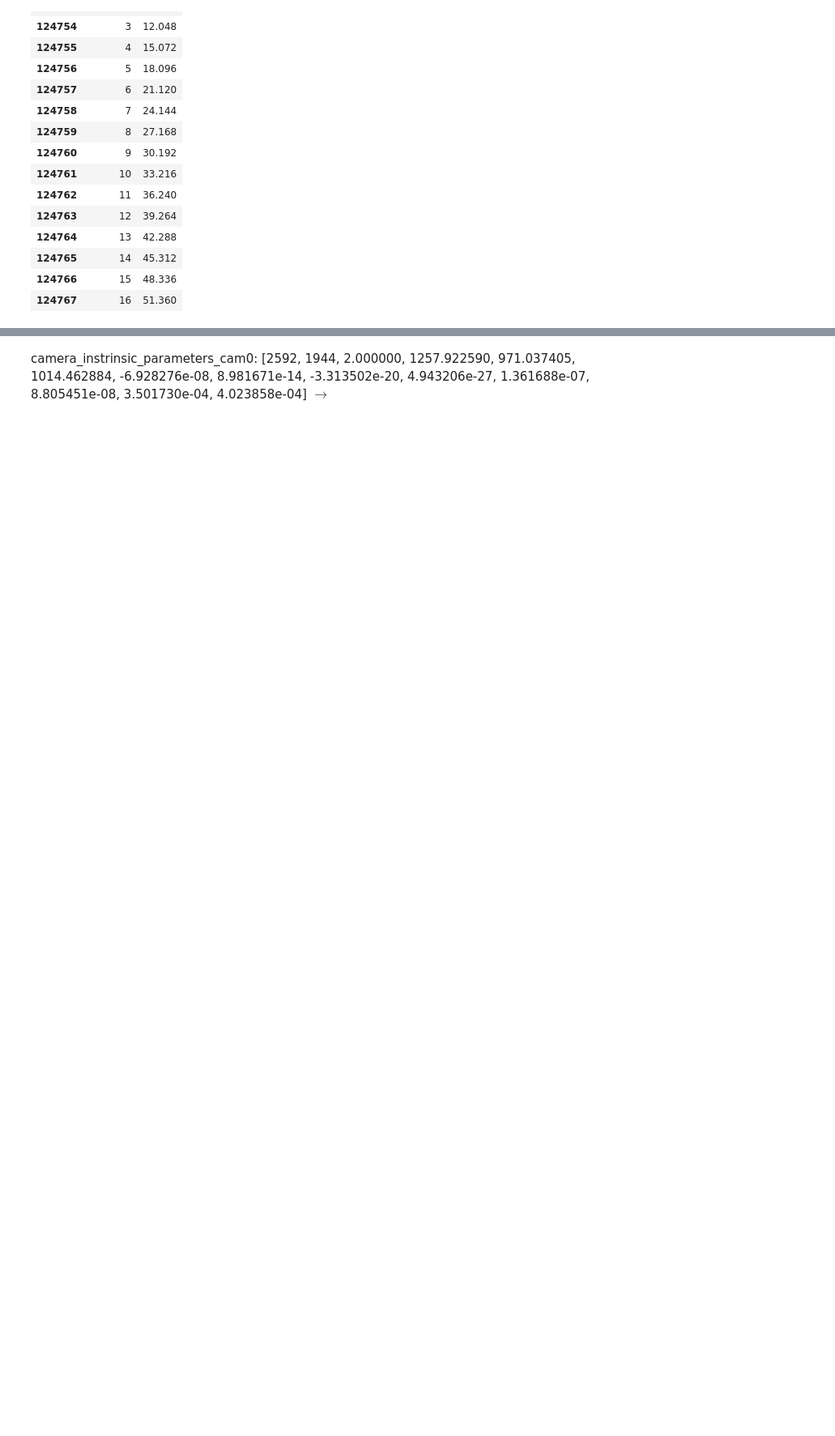
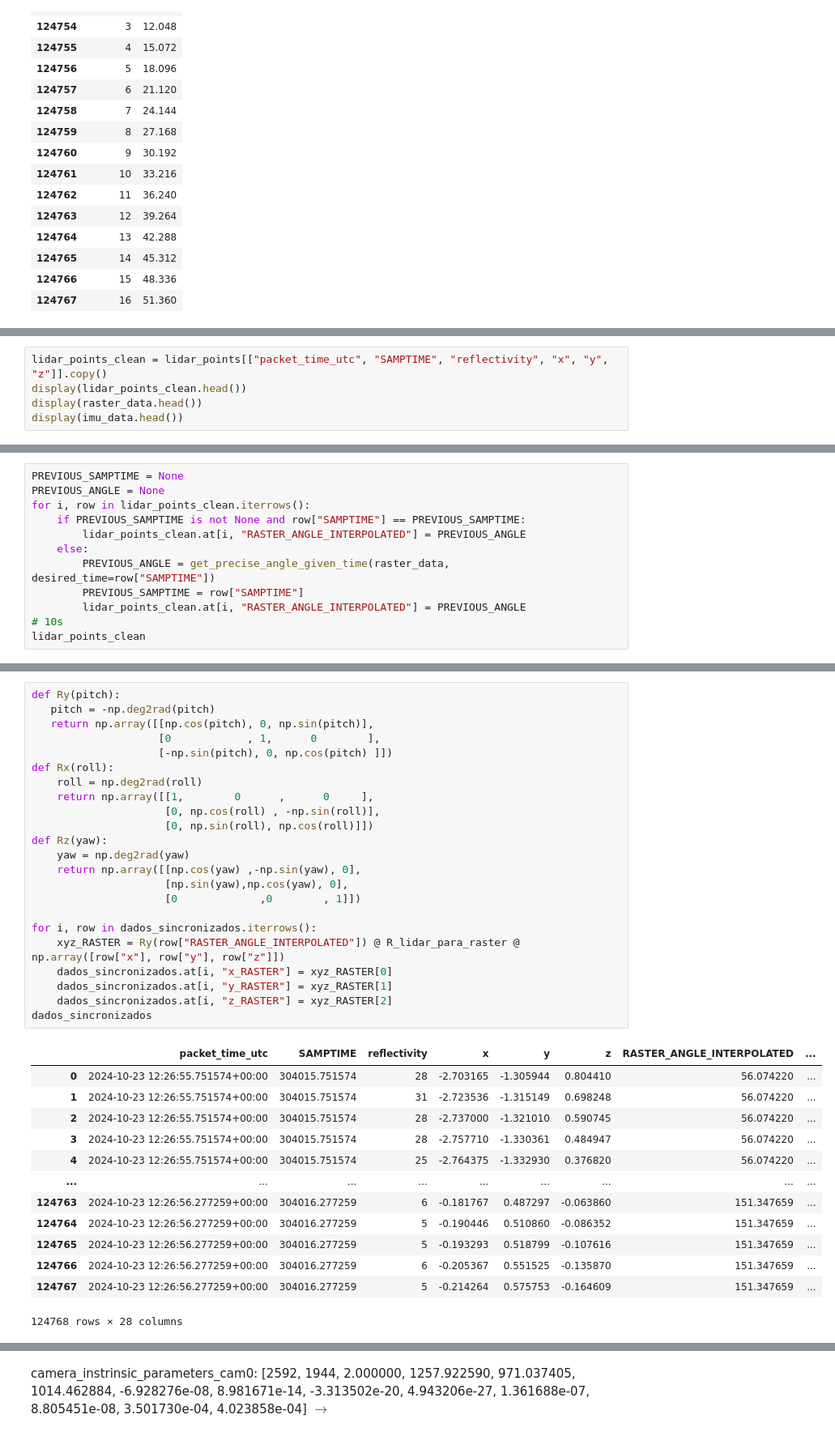
Before and after one commit to HumbertoDiego/LevantamentoLidarIME, a Jupyter notebook: 03_Exploracao.ipynb, the cells around one changed output, grey strips where cells are left out. Shown at 81% size. Saved outputs shown, nothing was run; the diff lists cells and outputs as text; blank space fills up the shorter version.

```diff
--- a/03_Exploracao.ipynb
+++ b/03_Exploracao.ipynb
@@ -622,0 +817,5 @@ lidar_points.to_csv("dados/amostras/lidar_points.csv", index=False)
+# %%
+lidar_points_clean = lidar_points[["packet_time_utc", "SAMPTIME", "reflectivity", "x", "y", "z"]].copy()
+display(lidar_points_clean.head())
+display(raster_data.head())
+display(imu_data.head())
@@ -622,0 +866,12 @@ lidar_points.to_csv("dados/amostras/lidar_points.csv", index=False)
+# %%
+PREVIOUS_SAMPTIME = None
+PREVIOUS_ANGLE = None
+for i, row in lidar_points_clean.iterrows():
+    if PREVIOUS_SAMPTIME is not None and row["SAMPTIME"] == PREVIOUS_SAMPTIME:
+        lidar_points_clean.at[i, "RASTER_ANGLE_INTERPOLATED"] = PREVIOUS_ANGLE
+    else:
+        PREVIOUS_ANGLE = get_precise_angle_given_time(raster_data, desired_time=row["SAMPTIME"])
+        PREVIOUS_SAMPTIME = row["SAMPTIME"]
+        lidar_points_clean.at[i, "RASTER_ANGLE_INTERPOLATED"] = PREVIOUS_ANGLE
+# 10s
+lidar_points_clean
@@ -622,0 +990,37 @@ lidar_points.to_csv("dados/amostras/lidar_points.csv", index=False)
+# %%
+def Ry(pitch):
+   pitch = -np.deg2rad(pitch)
+   return np.array([[np.cos(pitch), 0, np.sin(pitch)],
+                    [0            , 1,      0        ],
+                    [-np.sin(pitch), 0, np.cos(pitch) ]])
+def Rx(roll):
+    roll = np.deg2rad(roll)
+    return np.array([[1,        0      ,      0     ],
+                     [0, np.cos(roll) , -np.sin(roll)],
+                     [0, np.sin(roll), np.cos(roll)]])
+def Rz(yaw):
+    yaw = np.deg2rad(yaw)
+    return np.array([[np.cos(yaw) ,-np.sin(yaw), 0],
+                     [np.sin(yaw),np.cos(yaw), 0],
+                     [0             ,0        , 1]])
+
+for i, row in dados_sincronizados.iterrows():
+    xyz_RASTER = Ry(row["RASTER_ANGLE_INTERPOLATED"]) @ R_lidar_para_raster @ np.array([row["x"], row["y"], row["z"]])
+    dados_sincronizados.at[i, "x_RASTER"] = xyz_RASTER[0]
+    dados_sincronizados.at[i, "y_RASTER"] = xyz_RASTER[1]
+    dados_sincronizados.at[i, "z_RASTER"] = xyz_RASTER[2]
+dados_sincronizados
+# %% [output]
+|  | packet_time_utc | SAMPTIME | reflectivity | x | y | z | RASTER_ANGLE_INTERPOLATED | ... |
+| 0 | 2024-10-23 12:26:55.751574+00:00 | 304015.751574 | 28 | -2.703165 | -1.305944 | 0.804410 | 56.074220 | ... |
+| 1 | 2024-10-23 12:26:55.751574+00:00 | 304015.751574 | 31 | -2.723536 | -1.315149 | 0.698248 | 56.074220 | ... |
+| 2 | 2024-10-23 12:26:55.751574+00:00 | 304015.751574 | 28 | -2.737000 | -1.321010 | 0.590745 | 56.074220 | ... |
+| 3 | 2024-10-23 12:26:55.751574+00:00 | 304015.751574 | 28 | -2.757710 | -1.330361 | 0.484947 | 56.074220 | ... |
+| 4 | 2024-10-23 12:26:55.751574+00:00 | 304015.751574 | 25 | -2.764375 | -1.332930 | 0.376820 | 56.074220 | ... |
+| ... | ... | ... | ... | ... | ... | ... | ... | ... |
+| 124763 | 2024-10-23 12:26:56.277259+00:00 | 304016.277259 | 6 | -0.181767 | 0.487297 | -0.063860 | 151.347659 | ... |
+| 124764 | 2024-10-23 12:26:56.277259+00:00 | 304016.277259 | 5 | -0.190446 | 0.510860 | -0.086352 | 151.347659 | ... |
+| 124765 | 2024-10-23 12:26:56.277259+00:00 | 304016.277259 | 5 | -0.193293 | 0.518799 | -0.107616 | 151.347659 | ... |
+| 124766 | 2024-10-23 12:26:56.277259+00:00 | 304016.277259 | 6 | -0.205367 | 0.551525 | -0.135870 | 151.347659 | ... |
+| 124767 | 2024-10-23 12:26:56.277259+00:00 | 304016.277259 | 5 | -0.214264 | 0.575753 | -0.164609 | 151.347659 | ... |
+124768 rows × 28 columns
```
Also changed, not shown: parts of 45 cells of this notebook, 6 other files.
